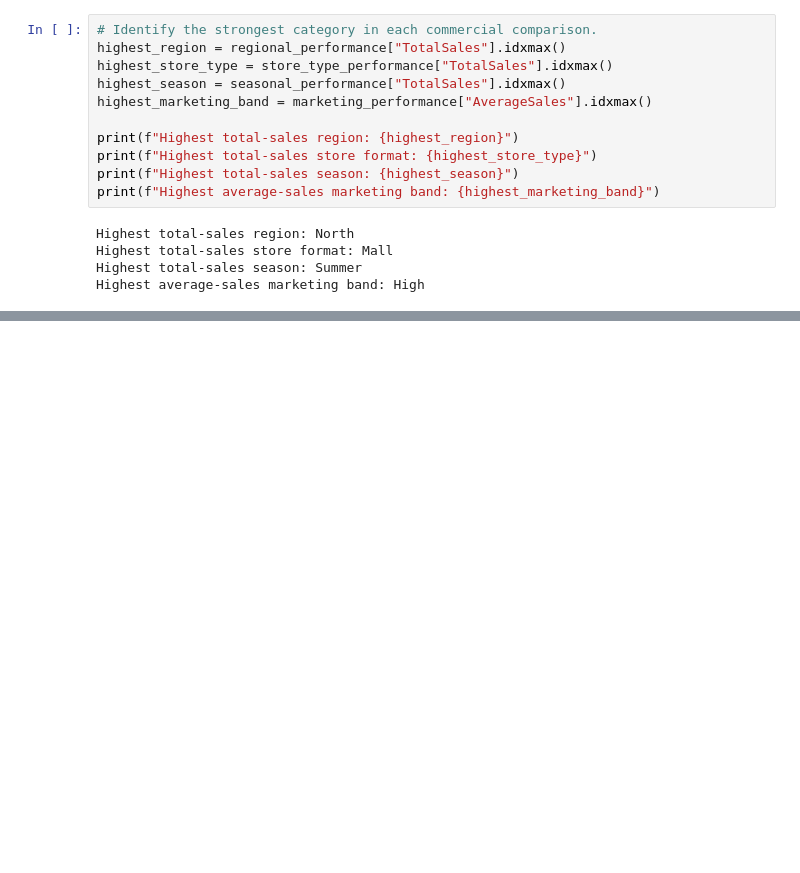
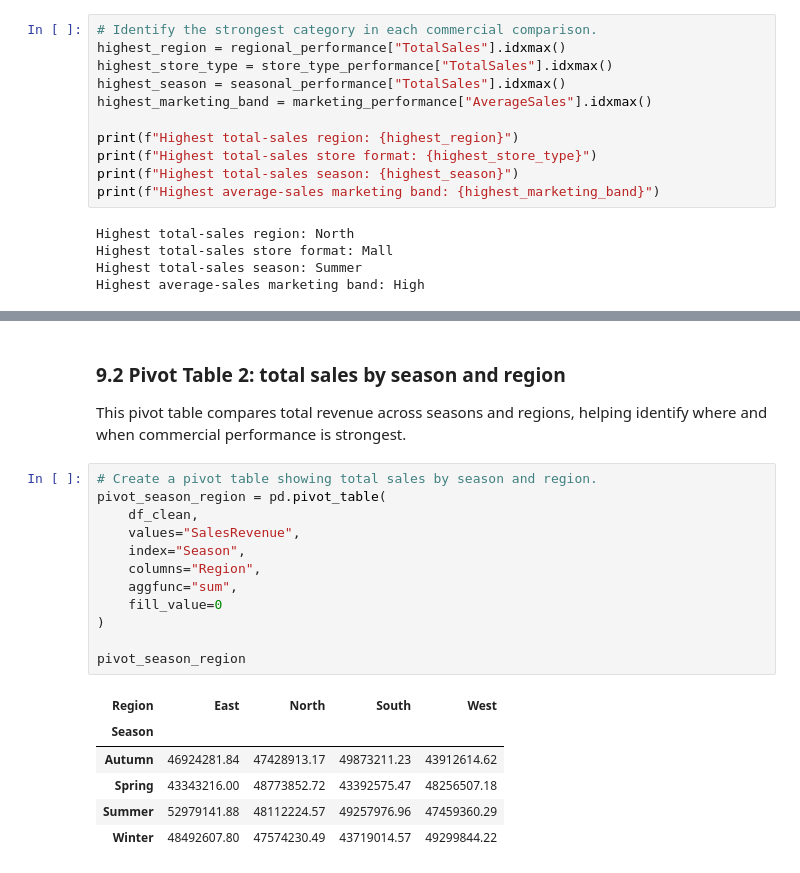
Before and after one commit to RyanMitchell8/Research-Analytics-Ca1, a Jupyter notebook: Ca1-folder/Task_1_Retail_Performance.ipynb, the cells around one changed output, grey strips where cells are left out. Cells and saved outputs as stored; diff of their text form; blank space fills up the shorter version.

```diff
--- a/Ca1-folder/Task_1_Retail_Performance.ipynb
+++ b/Ca1-folder/Task_1_Retail_Performance.ipynb
@@ -522,0 +550,23 @@ Highest average-sales marketing band: High
+# %% [markdown]
+### 9.2 Pivot Table 2: total sales by season and region
+
+This pivot table compares total revenue across seasons and regions, helping identify where and when commercial performance is strongest.
+# %%
+# Create a pivot table showing total sales by season and region.
+pivot_season_region = pd.pivot_table(
+    df_clean,
+    values="SalesRevenue",
+    index="Season",
+    columns="Region",
+    aggfunc="sum",
+    fill_value=0
+)
+
+pivot_season_region
+# %% [output]
+| Region | East | North | South | West |
+| Season |  |  |  |  |
+| Autumn | 46924281.84 | 47428913.17 | 49873211.23 | 43912614.62 |
+| Spring | 43343216.00 | 48773852.72 | 43392575.47 | 48256507.18 |
+| Summer | 52979141.88 | 48112224.57 | 49257976.96 | 47459360.29 |
+| Winter | 48492607.80 | 47574230.49 | 43719014.57 | 49299844.22 |
```
Also changed, not shown: parts of 9 cells of this notebook.
